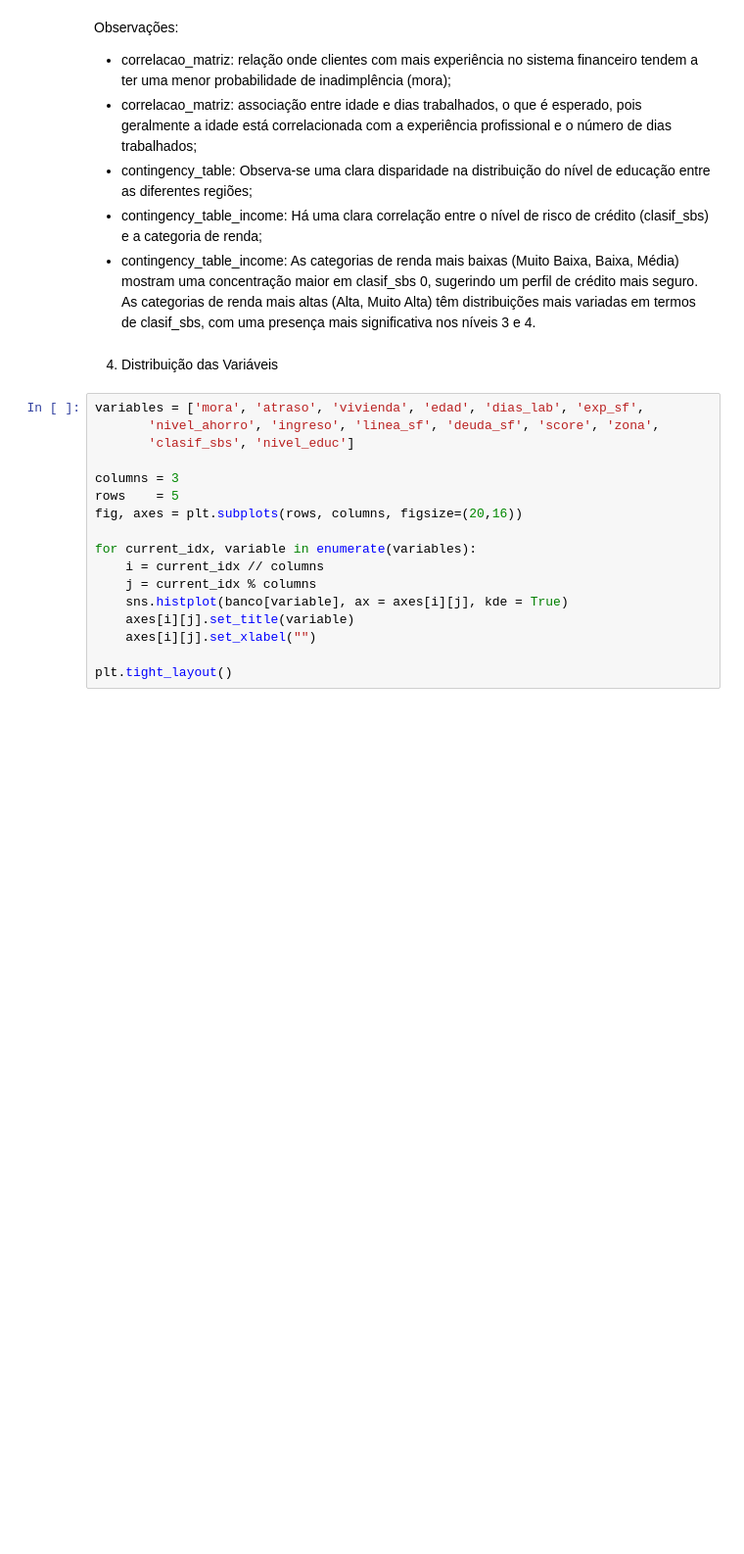
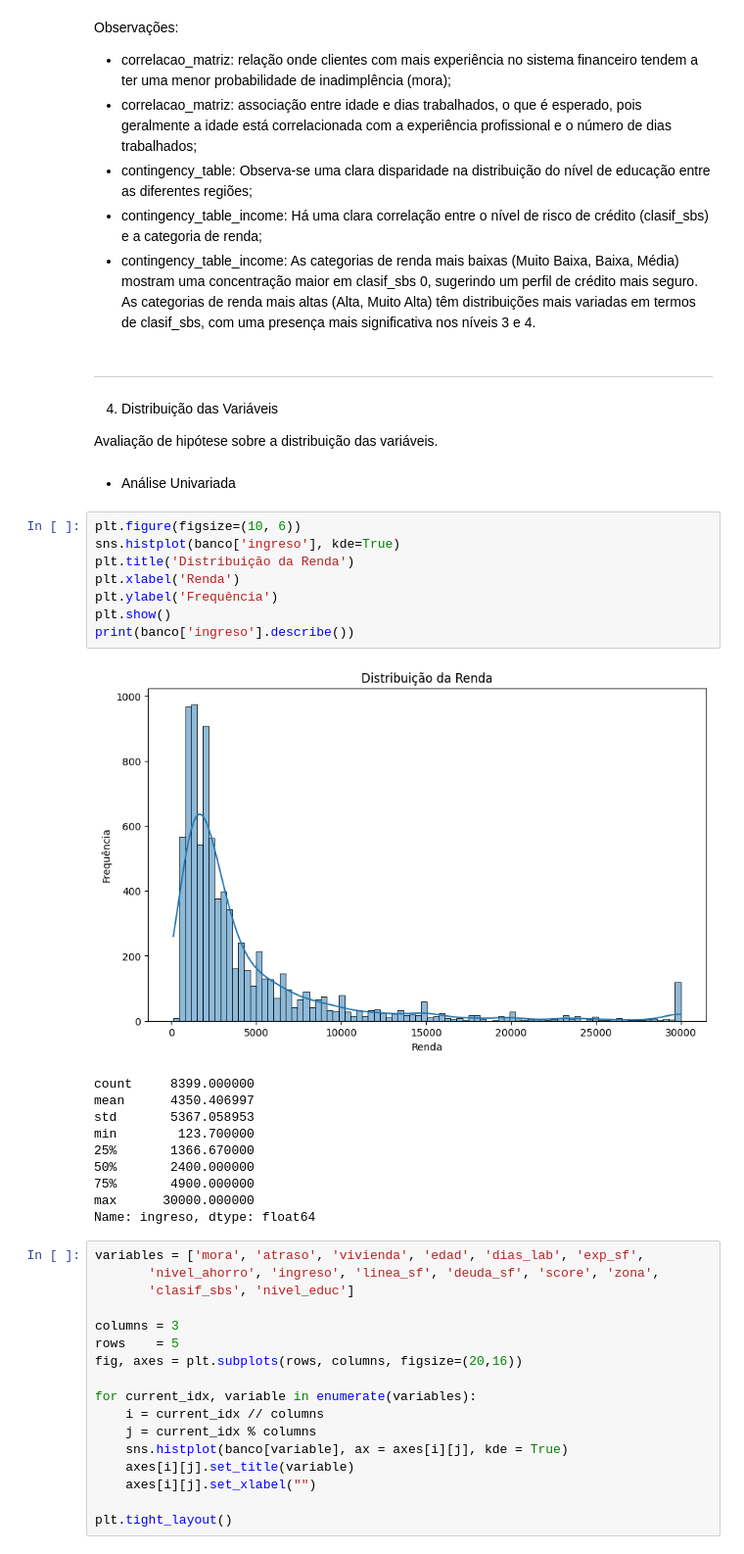
Before and after one commit to ncynira/Analise_inadimpl-ncia, a Jupyter notebook: manipulacao.ipynb, the cells around one changed output. Shown at 98% size. Drawn from its saved outputs; the diff is of its cells as text; blank space fills up the shorter version.

```diff
--- a/manipulacao.ipynb
+++ b/manipulacao.ipynb
@@ -209,8 +220,33 @@ Observações:
 - contingency_table: Observa-se uma clara disparidade na distribuição do nível de educação entre as diferentes regiões;
 - contingency_table_income: Há uma clara correlação entre o nível de risco de crédito (clasif_sbs) e a categoria de renda;
 - contingency_table_income: As categorias de renda mais baixas (Muito Baixa, Baixa, Média) mostram uma concentração maior em clasif_sbs 0, sugerindo um perfil de crédito mais seguro. As categorias de renda mais altas (Alta, Muito Alta) têm distribuições mais variadas em termos de clasif_sbs, com uma presença mais significativa nos níveis 3 e 4.
+# %% [markdown]
+------------
 # %% [markdown]
 4. Distribuição das Variáveis
+
+Avaliação de hipótese sobre a distribuição das variáveis.
+# %% [markdown]
+- Análise Univariada
+# %%
+plt.figure(figsize=(10, 6))
+sns.histplot(banco['ingreso'], kde=True)
+plt.title('Distribuição da Renda')
+plt.xlabel('Renda')
+plt.ylabel('Frequência')
+plt.show()
+print(banco['ingreso'].describe())
+# %% [output]
+[figure, added]
+count     8399.000000
+mean      4350.406997
+std       5367.058953
+min        123.700000
+25%       1366.670000
+50%       2400.000000
+75%       4900.000000
+max      30000.000000
+Name: ingreso, dtype: float64
 # %%
 variables = ['mora', 'atraso', 'vivienda', 'edad', 'dias_lab', 'exp_sf',
        'nivel_ahorro', 'ingreso', 'linea_sf', 'deuda_sf', 'score', 'zona',
```
Also changed, not shown: parts of 19 cells of this notebook, 3 other files.
